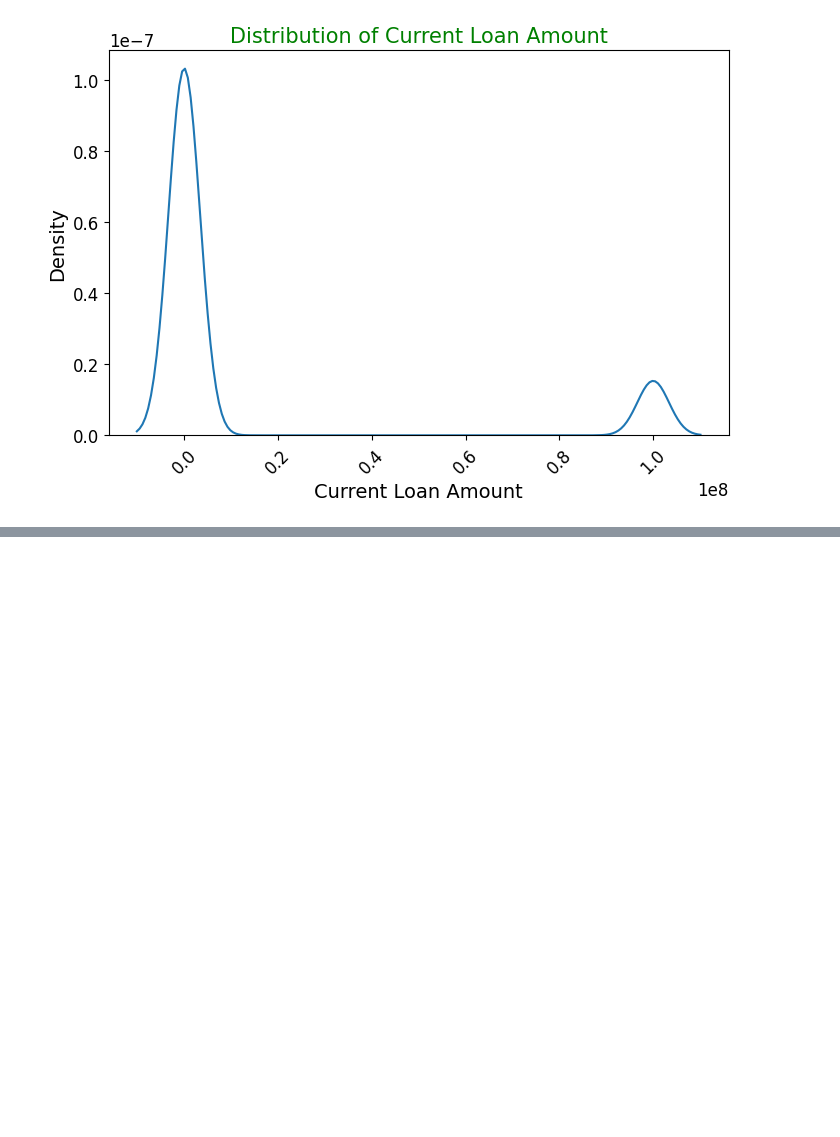
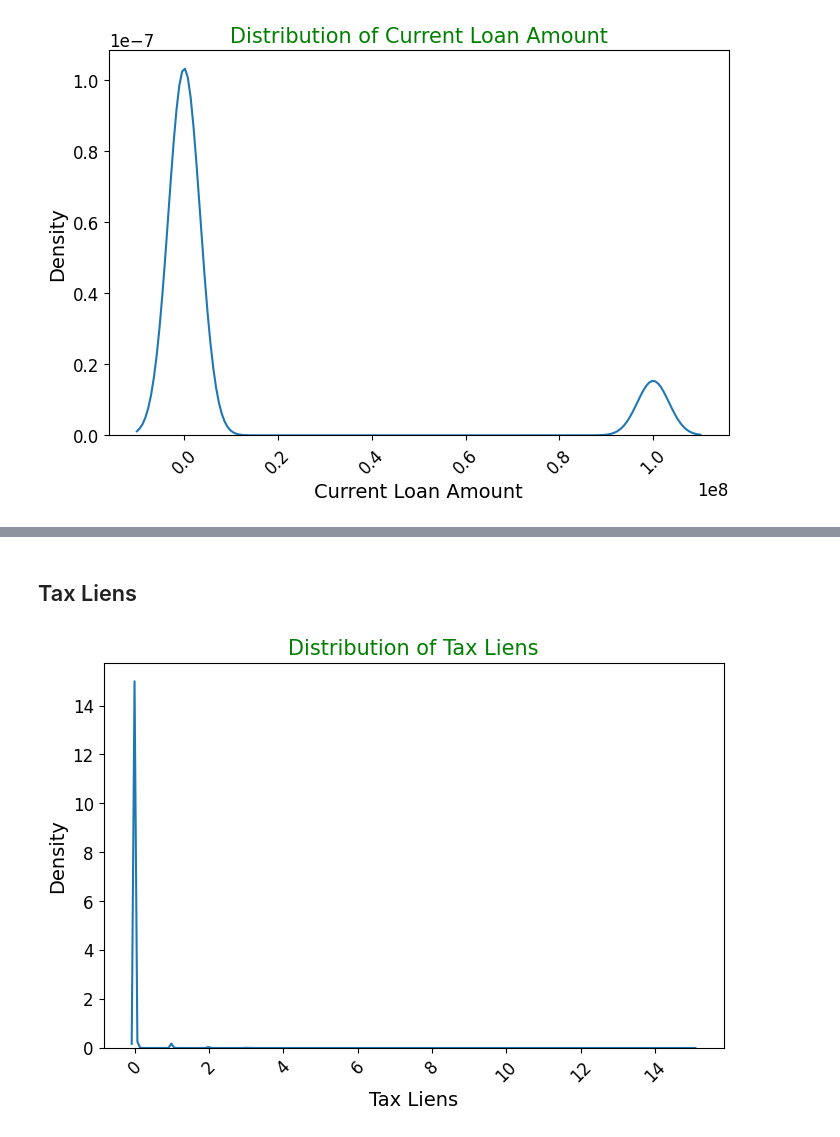
Before and after one commit to M-S-ALAM/Loan-Eligibility-Prediction, a Jupyter notebook: Untitled.ipynb, the cells around one changed output, grey strips where cells are left out. Cells and saved outputs as stored; diff of their text form; code cells hidden in the pictures; blank space fills up the shorter version.

```diff
--- a/Untitled.ipynb
+++ b/Untitled.ipynb
@@ -145,0 +217,13 @@ plt.show()
+# %%
+### Impute with 75% quantile value
+data['Months since last delinquent'].fillna(data["Months since last delinquent"].describe()['75%'], inplace=True)
+# %% [markdown]
+## Tax Liens
+# %%
+plt.figure(figsize=(8,5))
+sns.kdeplot(data['Tax Liens'])
+plt.title("Distribution of Tax Liens",size=15)
+plt.xticks(rotation=45)
+plt.show()
+# %% [output]
+[figure, added]
```
Also changed, not shown: parts of 19 cells of this notebook, 2 other files.
